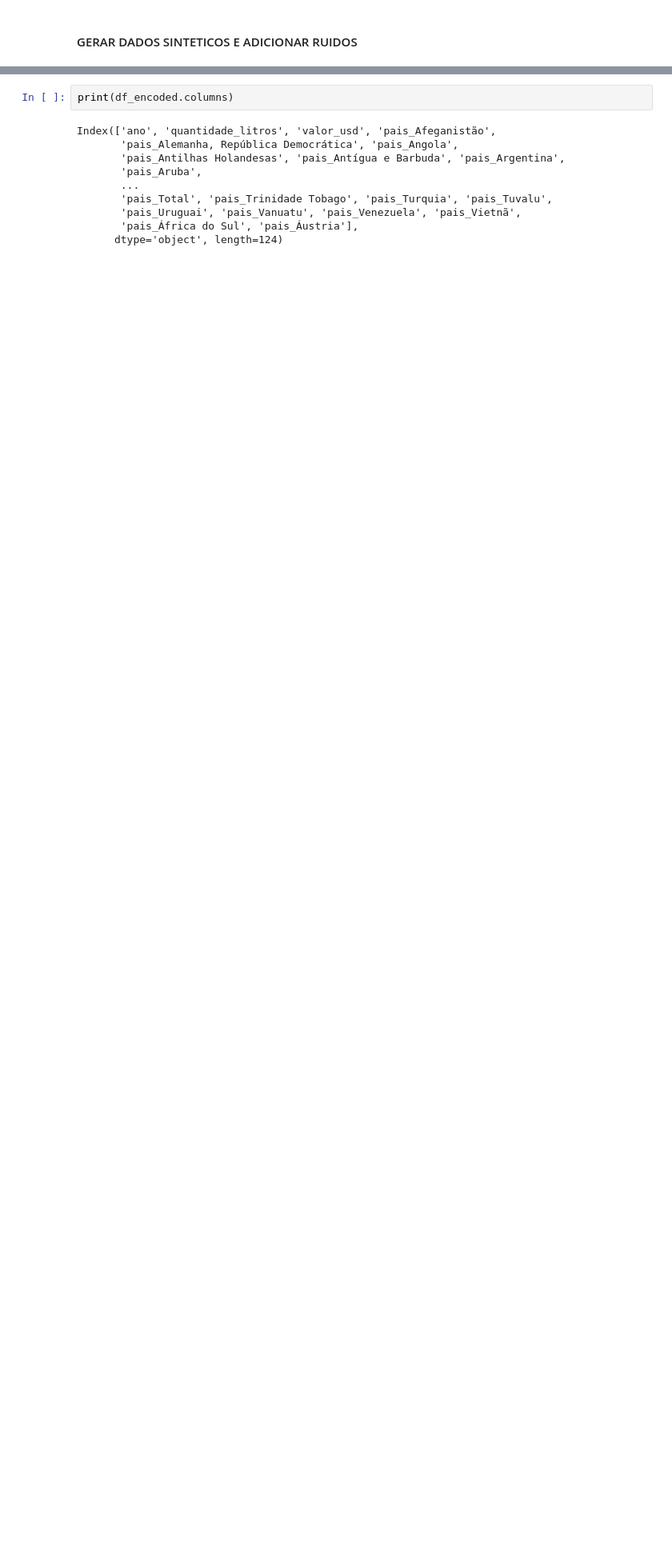
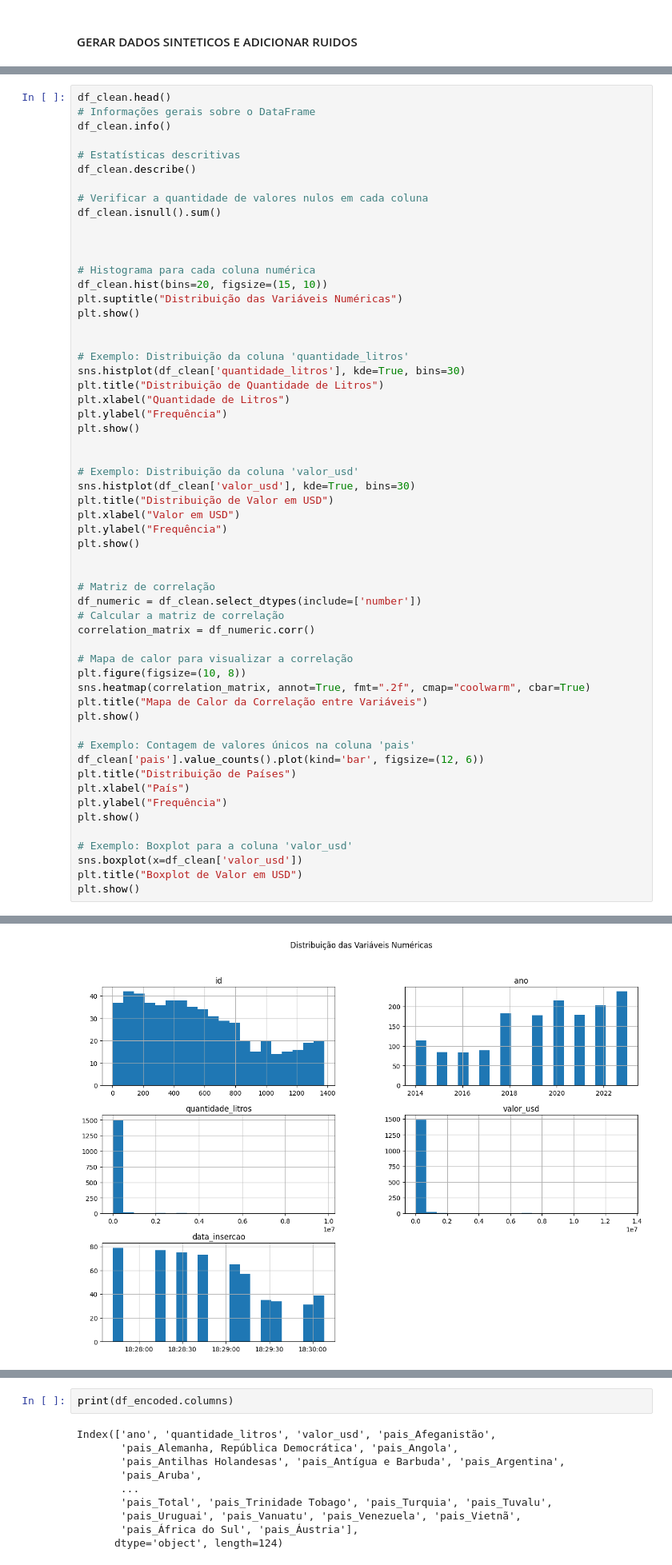
Before and after one commit to diegoalber1/ml-tech-fiap-vitivinicultura-api, a Jupyter notebook: ml-model/training/model-training-producao-lr.ipynb, the cells around one changed output, grey strips where cells are left out. Shown at 80% size. Cells and saved outputs as stored; diff of their text form; blank space fills up the shorter version.

```diff
--- a/ml-model/training/model-training-producao-lr.ipynb
+++ b/ml-model/training/model-training-producao-lr.ipynb
@@ -129,3 +129,61 @@ df_clean.head()
 | 2 | 6.0 | 2023 | Antígua e Barbuda | 383.0 | 1848.0 | 2025-03-30 18:27:41.917881 |
 | 3 | 8.0 | 2023 | Arábia Saudita | 124.0 | 142.0 | 2025-03-30 18:27:41.917881 |
 | 4 | 9.0 | 2023 | Argentina | 4545.0 | 36133.0 | 2025-03-30 18:27:41.917881 |
+# %%
+df_clean.head()
+# Informações gerais sobre o DataFrame
+df_clean.info()
+
+# Estatísticas descritivas
+df_clean.describe()
+
+# Verificar a quantidade de valores nulos em cada coluna
+df_clean.isnull().sum()
+
+
+
+# Histograma para cada coluna numérica
+df_clean.hist(bins=20, figsize=(15, 10))
+plt.suptitle("Distribuição das Variáveis Numéricas")
+plt.show()
+
+
+# Exemplo: Distribuição da coluna 'quantidade_litros'
+sns.histplot(df_clean['quantidade_litros'], kde=True, bins=30)
+plt.title("Distribuição de Quantidade de Litros")
+plt.xlabel("Quantidade de Litros")
+plt.ylabel("Frequência")
+plt.show()
+
+
+# Exemplo: Distribuição da coluna 'valor_usd'
+sns.histplot(df_clean['valor_usd'], kde=True, bins=30)
+plt.title("Distribuição de Valor em USD")
+plt.xlabel("Valor em USD")
+plt.ylabel("Frequência")
+plt.show()
+
+
+# Matriz de correlação
+df_numeric = df_clean.select_dtypes(include=['number'])
+# Calcular a matriz de correlação
+correlation_matrix = df_numeric.corr()
+
+# Mapa de calor para visualizar a correlação
+plt.figure(figsize=(10, 8))
+sns.heatmap(correlation_matrix, annot=True, fmt=".2f", cmap="coolwarm", cbar=True)
+plt.title("Mapa de Calor da Correlação entre Variáveis")
+plt.show()
+
+# Exemplo: Contagem de valores únicos na coluna 'pais'
+df_clean['pais'].value_counts().plot(kind='bar', figsize=(12, 6))
+plt.title("Distribuição de Países")
+plt.xlabel("País")
+plt.ylabel("Frequência")
+plt.show()
+
+# Exemplo: Boxplot para a coluna 'valor_usd'
+sns.boxplot(x=df_clean['valor_usd'])
+plt.title("Boxplot de Valor em USD")
+plt.show()
+# %% [output]
@@ -131,0 +203 @@ df_clean.head()
+[figure, added]
```
Also changed, not shown: parts of 6 cells of this notebook, 1 other file.
